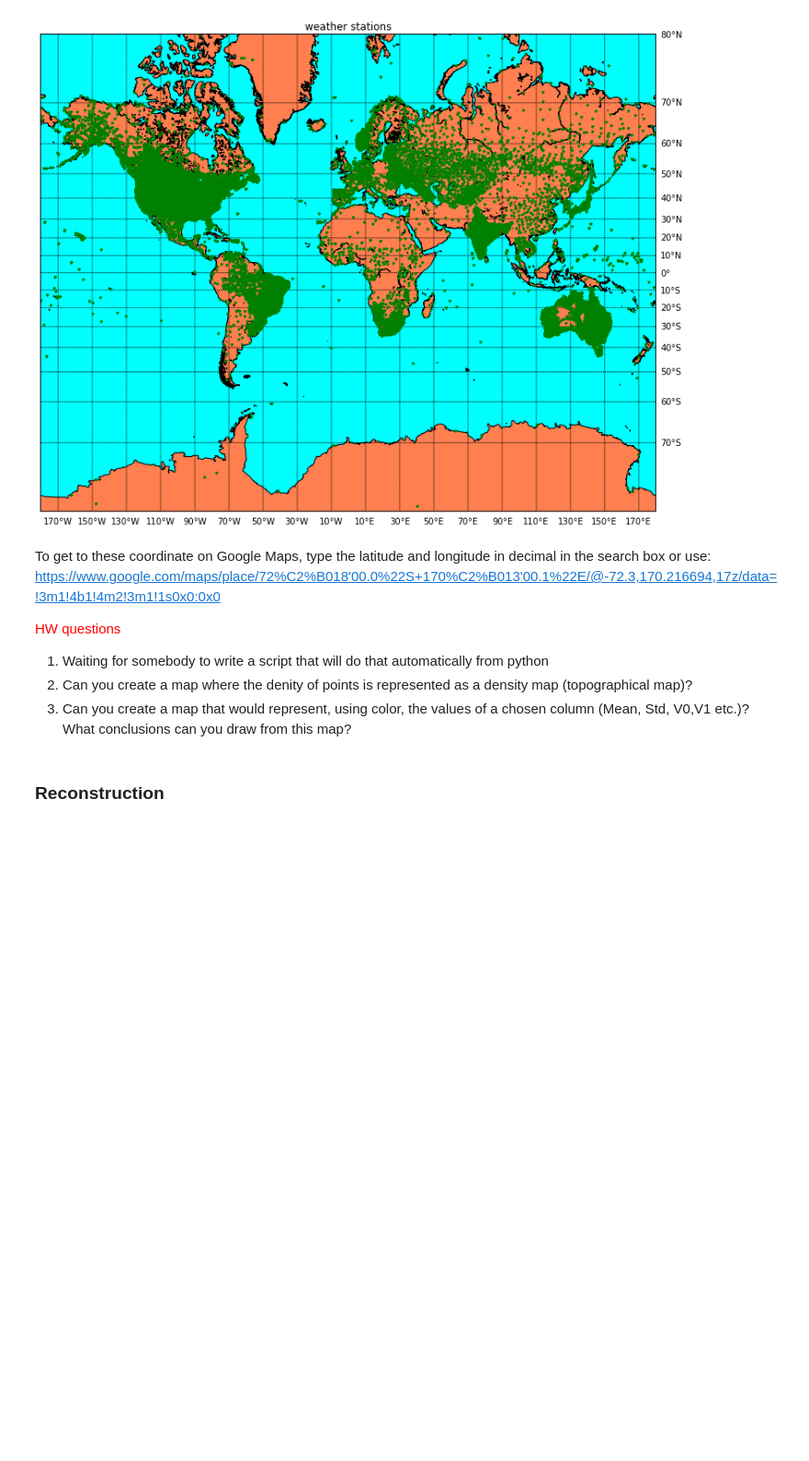
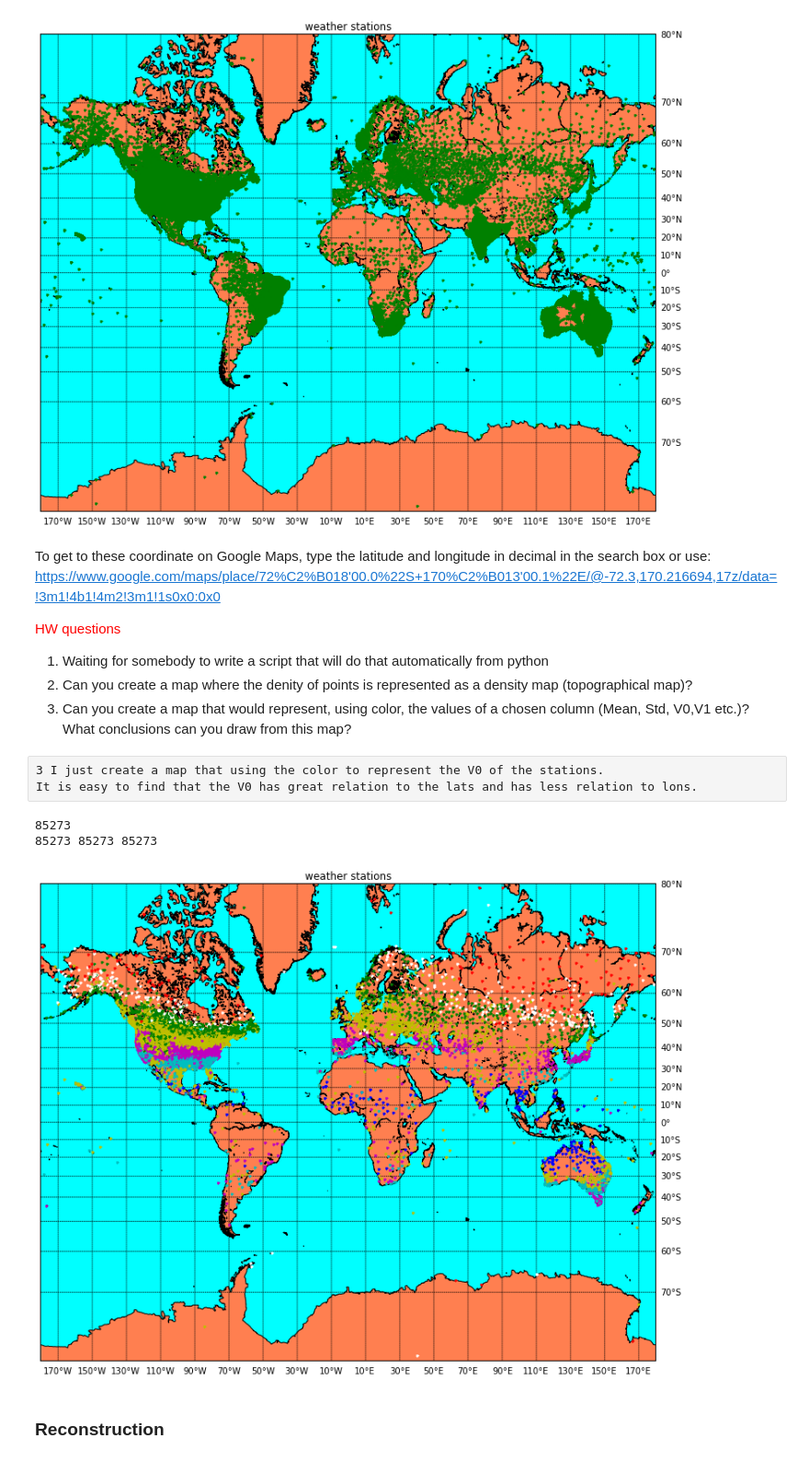
Before and after one commit to yoavfreund/UCSD_BigData, a Jupyter notebook: notebooks/weather/Weather Analysis.ipynb, the cells around one changed output. Shown at 92% size. Drawn from its saved outputs; the diff is of its cells as text; code cells hidden in the pictures; blank space fills up the shorter version.

```diff
--- a/notebooks/weather/Weather Analysis.ipynb
+++ b/notebooks/weather/Weather Analysis.ipynb
@@ -542,6 +546,77 @@ https://www.google.com/maps/place/72%C2%B018'00.0%22S+170%C2%B013'00.1%22E/@-72.
 1. Waiting for somebody to write a script that will do that automatically from python
 2. Can you create a map where the denity of points is represented as a density map (topographical map)?
 3. Can you create a map that would represent, using color, the values of a chosen column (Mean, Std, V0,V1 etc.)? What conclusions can you draw from this map?
+# %% [raw]
+3 I just create a map that using the color to represent the V0 of the stations.
+It is easy to find that the V0 has great relation to the lats and has less relation to lons.
+# %%
+lons=stations.ix[:,'longitude'].values
+lats=stations.ix[:,'latitude'].values
+station_names=stations.index.values
+ll=len(lons)
+lonmin=-180;lonmax=180;latsmin=-80;latsmax=80;
+select=(lons>lonmin) * (lons<lonmax)*(lats>latsmin)*(lats<latsmax)
+print sum(select)
+station_names=station_names[select]
+lons=lons[select]
+lats=lats[select]
+print len(lons),len(lats),len(station_names)
+
+from mpl_toolkits.basemap import Basemap
+import numpy as np
+import matplotlib.pyplot as plt
+# llcrnrlat,llcrnrlon,urcrnrlat,urcrnrlon
+# are the lat/lon values of the lower left and upper right corners
+# of the map.
+# lat_ts is the latitude of true scale.
+# resolution = 'i' means use intermediate resolution coastlines.
+plt.figure(figsize=(15,10),dpi=300)
+m = Basemap(projection='merc',llcrnrlat=latsmin,urcrnrlat=latsmax,\
+            llcrnrlon=lonmin,urcrnrlon=lonmax,lat_ts=20,resolution='i')
+m.drawcoastlines()
+m.fillcontinents(color='coral',lake_color='aqua')
+
+# draw parallels and meridians.
+parallels = np.arange(-80,81,10.)
+# labels = [left,right,top,bottom]
+m.drawparallels(parallels,labels=[False,True,True,False])
+meridians = np.arange(10.,351.,20.)
+m.drawmeridians(meridians,labels=[True,False,False,True])
+
+#m.drawparallels(np.arange(-90.,91.,30.))
+#m.drawmeridians(np.arange(-180.,181.,60.))
+m.drawmapboundary(fill_color='aqua')
+
+for i in range(85272):
+    tempsta=[station_names[i] in station for station in Dout['station']]
+    temp=Dout[tempsta]
+    stamean=mean(temp['V0'])
+    x, y = m(lons[i],lats[i])
+    if stamean<-300:
+        m.plot(x,y,'b.')
+    if stamean<-200 and stamean>=-300:
+        m.plot(x,y,'y.')
+    if stamean<-100 and stamean>=-200:
+        m.plot(x,y,'c.')
+    if stamean<0 and stamean>=-100:
+        m.plot(x,y,'m.')
+    if stamean<100 and stamean>=0:
+        m.plot(x,y,'y.')
+    if stamean<200 and stamean>=100:
+        m.plot(x,y,'g.')
+    if stamean<300 and stamean>=200:
+        m.plot(x,y,'w.')
+    if stamean>=300:
+        m.plot(x,y,'r.')
+
+plt.title('weather stations')
+plt.show()
+
+# draw map with markers for locations
+# %% [output]
+85273
+85273 85273 85273
+[figure, added]
 # %% [markdown]
 ### Reconstruction ###
 # %%
```
Also changed, not shown: parts of 23 cells of this notebook, 1 other file.
